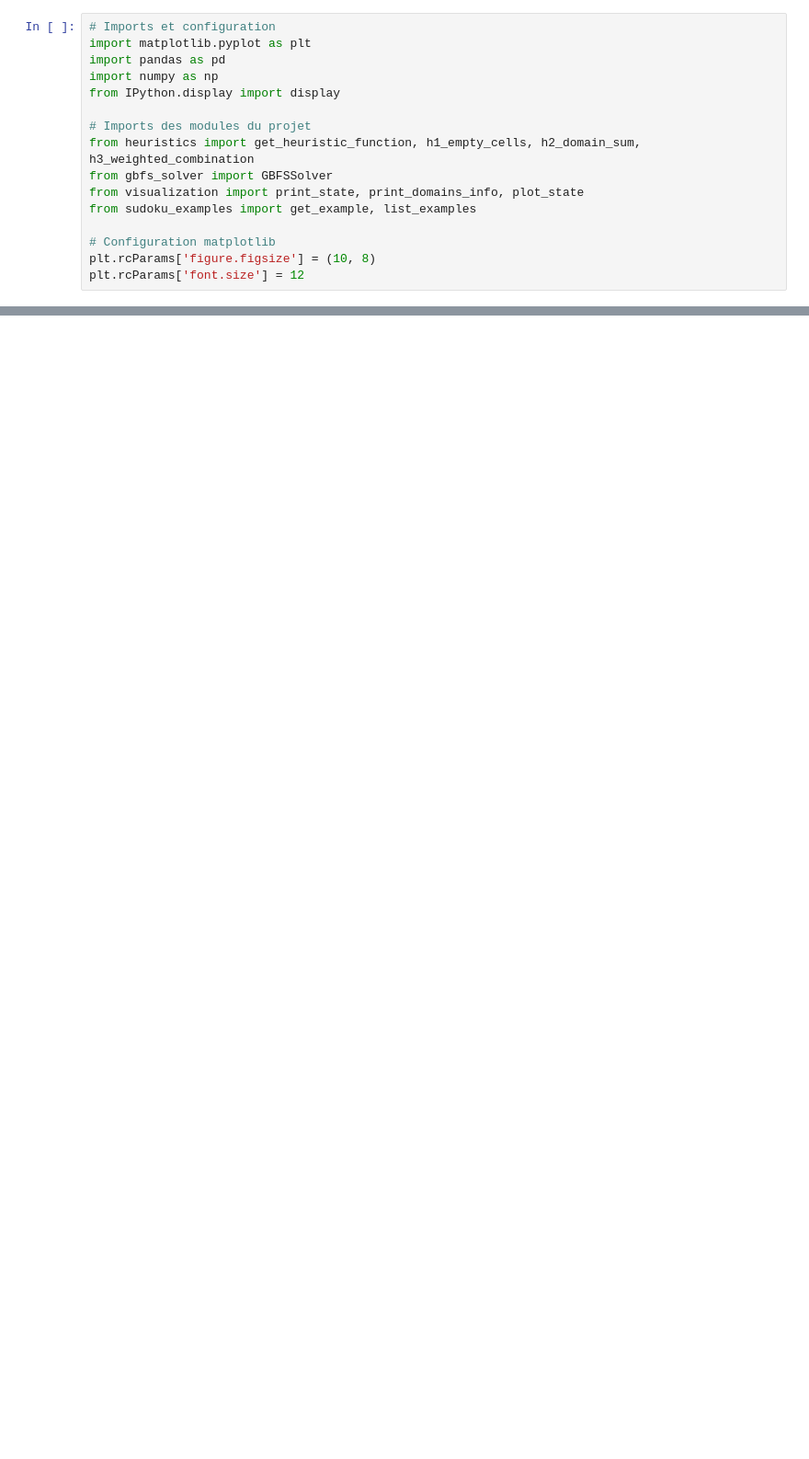
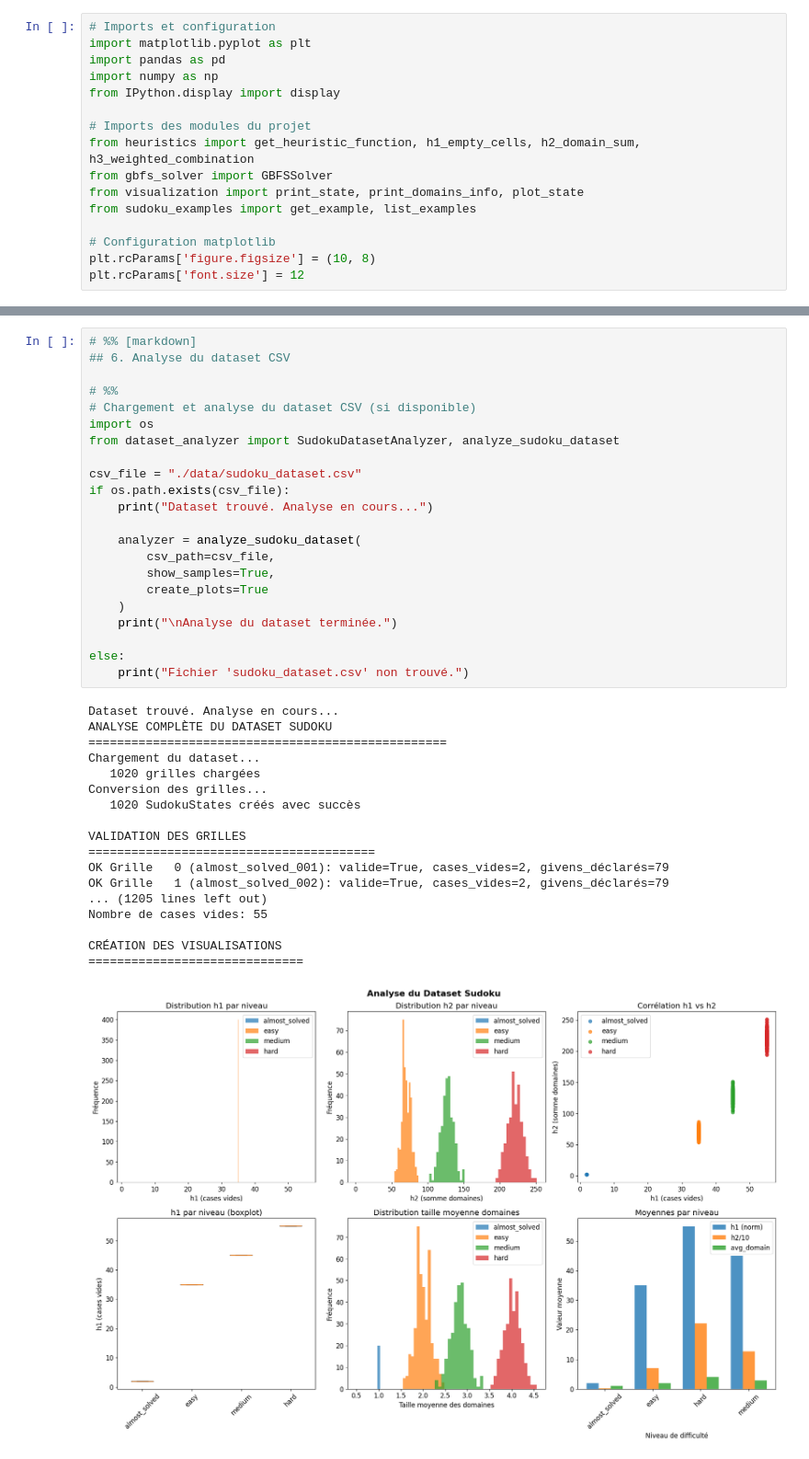
Before and after one commit to salmalys/sudoku-solver, a Jupyter notebook: sudoku_experiments.ipynb, the cells around one changed output, grey strips where cells are left out. Shown at 92% size. Saved outputs shown, nothing was run; the diff lists cells and outputs as text; blank space fills up the shorter version.

```diff
--- a/sudoku_experiments.ipynb
+++ b/sudoku_experiments.ipynb
@@ -567,0 +647,41 @@ Résultat: ❌ Échec
+# %%
+# %% [markdown]
+## 6. Analyse du dataset CSV
+
+# %%
+# Chargement et analyse du dataset CSV (si disponible)
+import os
+from dataset_analyzer import SudokuDatasetAnalyzer, analyze_sudoku_dataset
+
+csv_file = "./data/sudoku_dataset.csv"
+if os.path.exists(csv_file):
+    print("Dataset trouvé. Analyse en cours...")
+
+    analyzer = analyze_sudoku_dataset(
+        csv_path=csv_file,
+        show_samples=True,
+        create_plots=True
+    )
+    print("\nAnalyse du dataset terminée.")
+
+else:
+    print("Fichier 'sudoku_dataset.csv' non trouvé.")
+# %% [output]
+Dataset trouvé. Analyse en cours...
+ANALYSE COMPLÈTE DU DATASET SUDOKU
+==================================================
+Chargement du dataset...
+   1020 grilles chargées
+Conversion des grilles...
+   1020 SudokuStates créés avec succès
+
+VALIDATION DES GRILLES
+========================================
+OK Grille   0 (almost_solved_001): valide=True, cases_vides=2, givens_déclarés=79
+OK Grille   1 (almost_solved_002): valide=True, cases_vides=2, givens_déclarés=79
+... (1205 lines left out)
+Nombre de cases vides: 55
+
+CRÉATION DES VISUALISATIONS
+==============================
+[figure, added]
```
Also changed, not shown: parts of 32 cells of this notebook, 5 other files.
